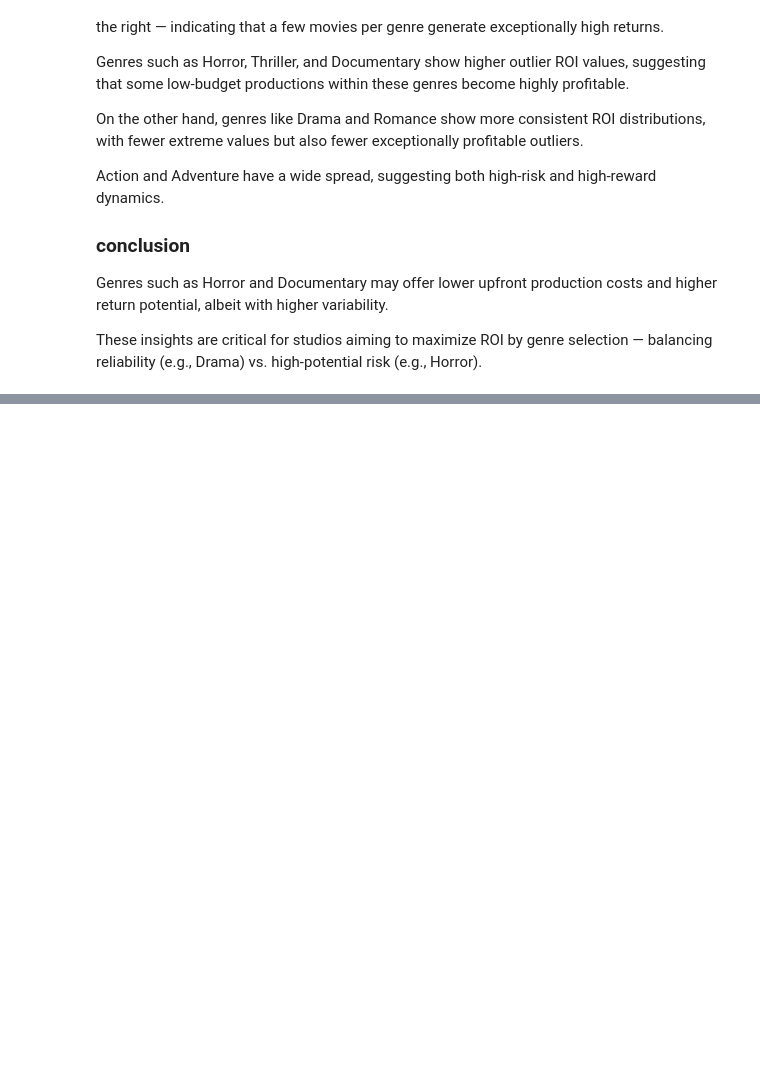
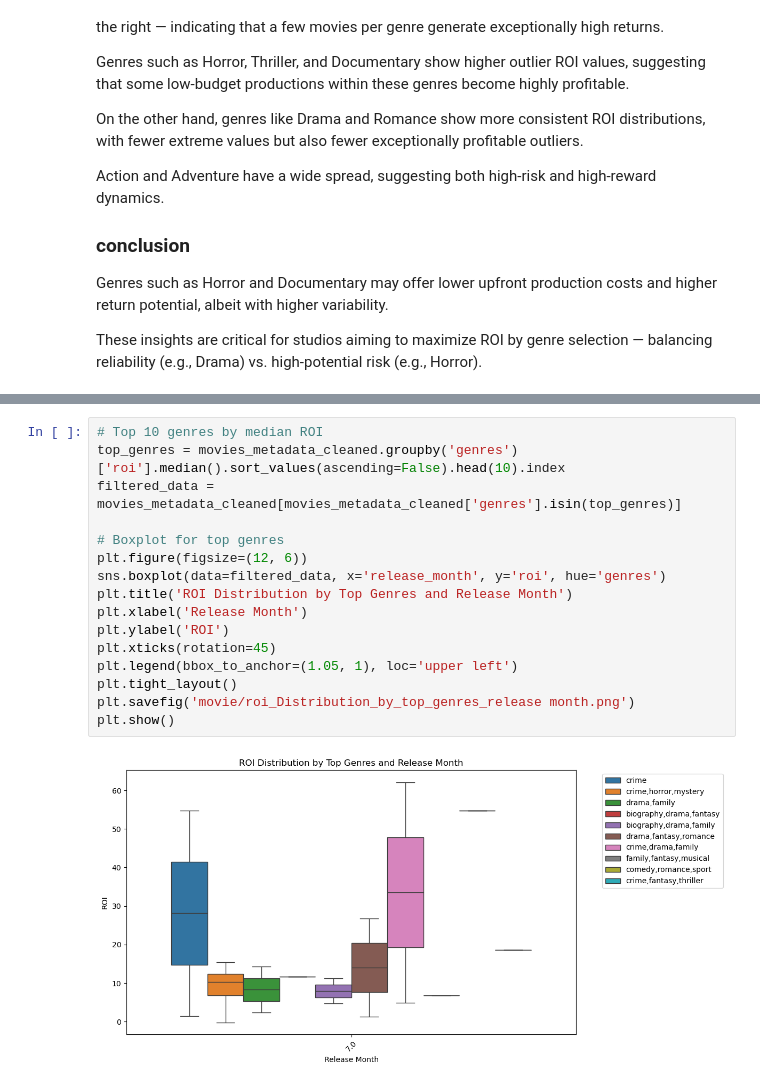
Before and after one commit to r0sh1ddy/Movie-Analysis-, a Jupyter notebook: movie-analysis.ipynb, the cells around one changed output, grey strips where cells are left out. Cells and saved outputs as stored; diff of their text form; blank space fills up the shorter version.

```diff
--- a/movie-analysis.ipynb
+++ b/movie-analysis.ipynb
@@ -1224,0 +1290,18 @@ These insights are critical for studios aiming to maximize ROI by genre selectio
+# %%
+# Top 10 genres by median ROI
+top_genres = movies_metadata_cleaned.groupby('genres')['roi'].median().sort_values(ascending=False).head(10).index
+filtered_data = movies_metadata_cleaned[movies_metadata_cleaned['genres'].isin(top_genres)]
+
+# Boxplot for top genres
+plt.figure(figsize=(12, 6))
+sns.boxplot(data=filtered_data, x='release_month', y='roi', hue='genres')
+plt.title('ROI Distribution by Top Genres and Release Month')
+plt.xlabel('Release Month')
+plt.ylabel('ROI')
+plt.xticks(rotation=45)
+plt.legend(bbox_to_anchor=(1.05, 1), loc='upper left')
+plt.tight_layout()
+plt.savefig('movie/roi_Distribution_by_top_genres_release month.png')
+plt.show()
+# %% [output]
+[figure, added]
```
Also changed, not shown: parts of 46 cells of this notebook, 3 other files.
